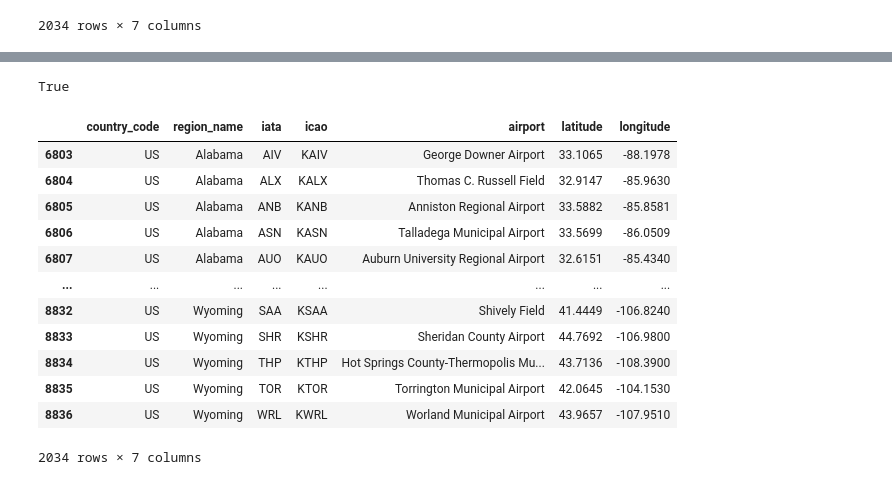
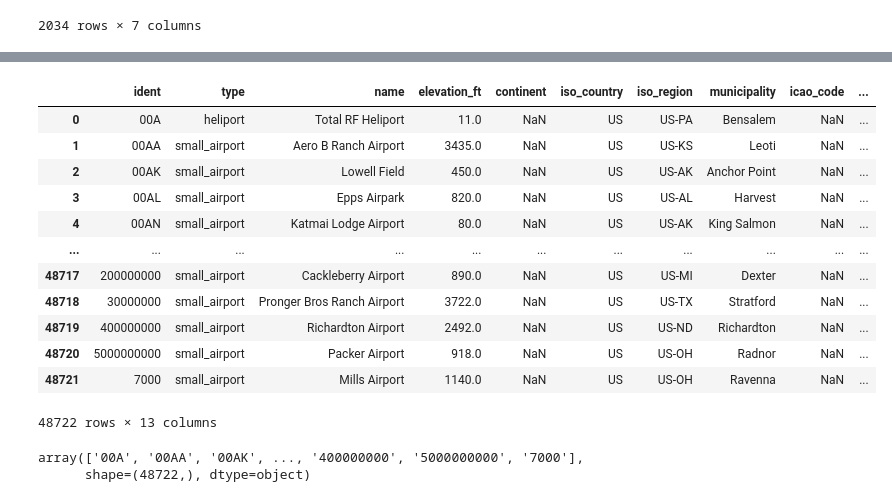
Before and after one commit to zoya-fatima22/us-accidents-thesis, a Jupyter notebook: notebook_scripts/dataPrep.ipynb, the cells around one changed output, grey strips where cells are left out. Drawn from its saved outputs; the diff is of its cells as text; code cells hidden in the pictures.

```diff
--- a/notebook_scripts/dataPrep.ipynb
+++ b/notebook_scripts/dataPrep.ipynb
@@ -179,21 +178,22 @@ Name: count, Length: 877, dtype: int64
-# %%
-1488326 < 1808287
-# %% [output]
-True
-# %%
-df_airport2 = pd.read_parquet('../data/iata-icao-us.parquet')
-df_airport2
-# %% [output]
-|  | country_code | region_name | iata | icao | airport | latitude | longitude |
-| 6803 | US | Alabama | AIV | KAIV | George Downer Airport | 33.1065 | -88.1978 |
-| 6804 | US | Alabama | ALX | KALX | Thomas C. Russell Field | 32.9147 | -85.9630 |
-| 6805 | US | Alabama | ANB | KANB | Anniston Regional Airport | 33.5882 | -85.8581 |
-| 6806 | US | Alabama | ASN | KASN | Talladega Municipal Airport | 33.5699 | -86.0509 |
-| 6807 | US | Alabama | AUO | KAUO | Auburn University Regional Airport | 32.6151 | -85.4340 |
-| ... | ... | ... | ... | ... | ... | ... | ... |
-| 8832 | US | Wyoming | SAA | KSAA | Shively Field | 41.4449 | -106.8240 |
-| 8833 | US | Wyoming | SHR | KSHR | Sheridan County Airport | 44.7692 | -106.9800 |
-| 8834 | US | Wyoming | THP | KTHP | Hot Springs County-Thermopolis Mu... | 43.7136 | -108.3900 |
-| 8835 | US | Wyoming | TOR | KTOR | Torrington Municipal Airport | 42.0645 | -104.1530 |
-| 8836 | US | Wyoming | WRL | KWRL | Worland Municipal Airport | 43.9657 | -107.9510 |
-2034 rows × 7 columns
+# %%
+df_world_airport = pd.read_csv('../data/flat-ui__data-Sun Aug 03 2025.csv')
+df_world_airport
+# %% [output]
+|  | ident | type | name | elevation_ft | continent | iso_country | iso_region | municipality | icao_code | ... |
+| 0 | 00A | heliport | Total RF Heliport | 11.0 | NaN | US | US-PA | Bensalem | NaN | ... |
+| 1 | 00AA | small_airport | Aero B Ranch Airport | 3435.0 | NaN | US | US-KS | Leoti | NaN | ... |
+| 2 | 00AK | small_airport | Lowell Field | 450.0 | NaN | US | US-AK | Anchor Point | NaN | ... |
+| 3 | 00AL | small_airport | Epps Airpark | 820.0 | NaN | US | US-AL | Harvest | NaN | ... |
+| 4 | 00AN | small_airport | Katmai Lodge Airport | 80.0 | NaN | US | US-AK | King Salmon | NaN | ... |
+| ... | ... | ... | ... | ... | ... | ... | ... | ... | ... | ... |
+| 48717 | 200000000 | small_airport | Cackleberry Airport | 890.0 | NaN | US | US-MI | Dexter | NaN | ... |
+| 48718 | 30000000 | small_airport | Pronger Bros Ranch Airport | 3722.0 | NaN | US | US-TX | Stratford | NaN | ... |
+| 48719 | 400000000 | small_airport | Richardton Airport | 2492.0 | NaN | US | US-ND | Richardton | NaN | ... |
+| 48720 | 5000000000 | small_airport | Packer Airport | 918.0 | NaN | US | US-OH | Radnor | NaN | ... |
+| 48721 | 7000 | small_airport | Mills Airport | 1140.0 | NaN | US | US-OH | Ravenna | NaN | ... |
+48722 rows × 13 columns
+# %%
+df_world_airport['ident'].unique()
+# %% [output]
+array(['00A', '00AA', '00AK', ..., '400000000', '5000000000', '7000'],
+      shape=(48722,), dtype=object)
```
Also changed, not shown: parts of 37 cells of this notebook, 1 other file.
